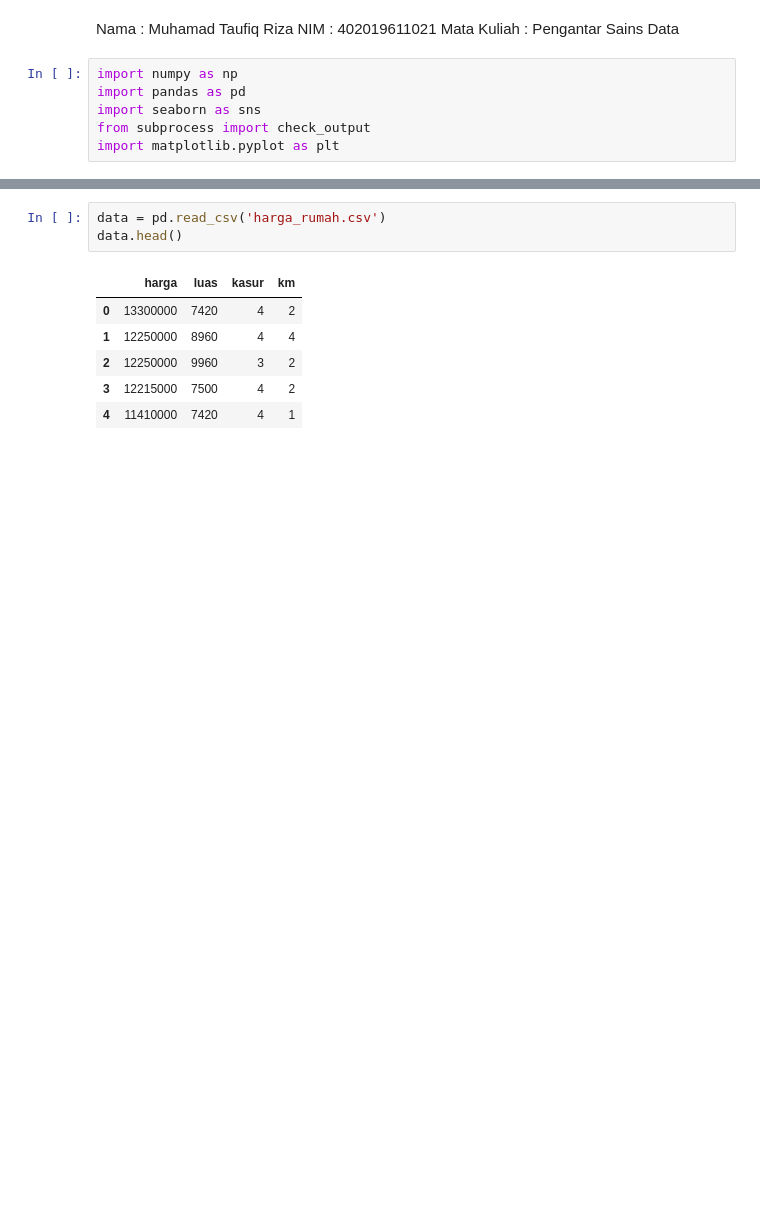
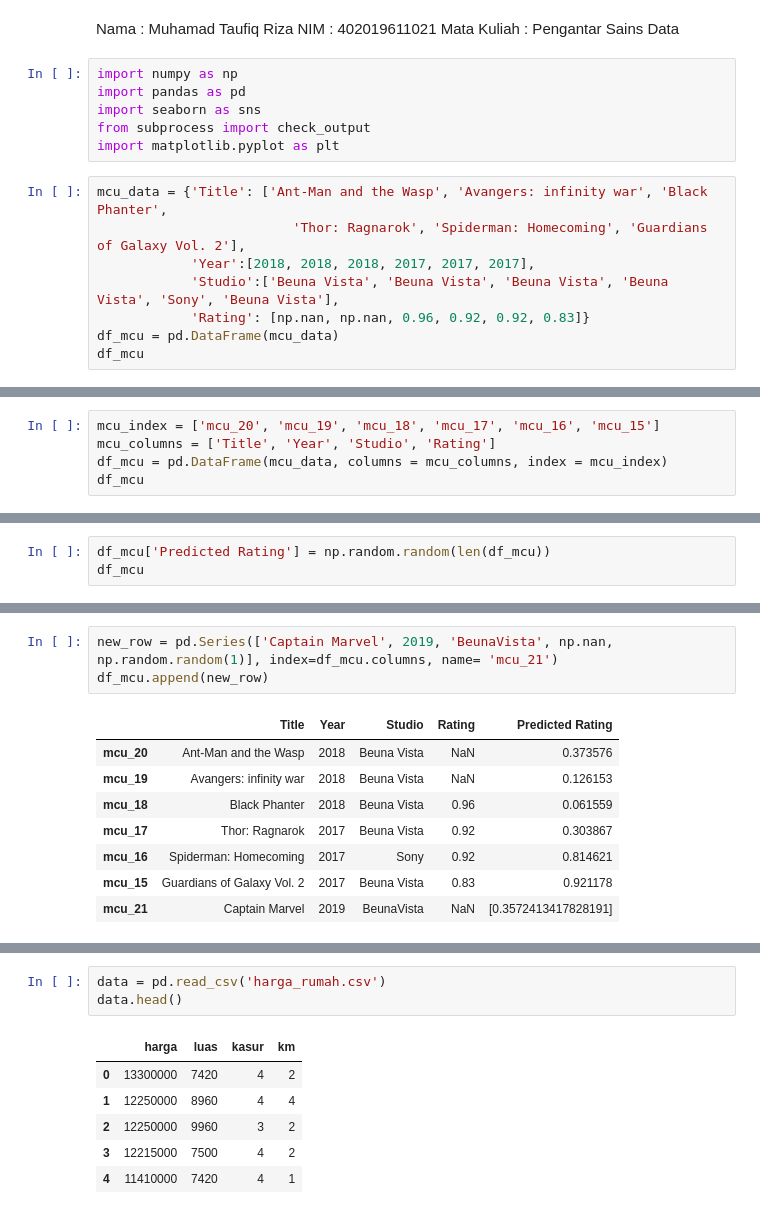
Before and after one commit to taufiqriza/Project-DataSains, a Jupyter notebook: Data Sains - Tugas Akhir.ipynb, the cells around one changed output, grey strips where cells are left out. Saved outputs shown, nothing was run; the diff lists cells and outputs as text; blank space fills up the shorter version.

```diff
--- a/Data Sains - Tugas Akhir.ipynb
+++ b/Data Sains - Tugas Akhir.ipynb
@@ -8,3 +8,11 @@ import pandas as pd
 import seaborn as sns
 from subprocess import check_output
 import matplotlib.pyplot as plt
+# %%
+mcu_data = {'Title': ['Ant-Man and the Wasp', 'Avangers: infinity war', 'Black Phanter',
+                         'Thor: Ragnarok', 'Spiderman: Homecoming', 'Guardians of Galaxy Vol. 2'],
+            'Year':[2018, 2018, 2018, 2017, 2017, 2017],
+            'Studio':['Beuna Vista', 'Beuna Vista', 'Beuna Vista', 'Beuna Vista', 'Sony', 'Beuna Vista'],
+            'Rating': [np.nan, np.nan, 0.96, 0.92, 0.92, 0.83]}
+df_mcu = pd.DataFrame(mcu_data)
+df_mcu
@@ -10,0 +27,5 @@ import matplotlib.pyplot as plt
+# %%
+mcu_index = ['mcu_20', 'mcu_19', 'mcu_18', 'mcu_17', 'mcu_16', 'mcu_15']
+mcu_columns = ['Title', 'Year', 'Studio', 'Rating']
+df_mcu = pd.DataFrame(mcu_data, columns = mcu_columns, index = mcu_index)
+df_mcu
@@ -10,0 +105,3 @@ import matplotlib.pyplot as plt
+# %%
+df_mcu['Predicted Rating'] = np.random.random(len(df_mcu))
+df_mcu
@@ -10,0 +116,12 @@ import matplotlib.pyplot as plt
+# %%
+new_row = pd.Series(['Captain Marvel', 2019, 'BeunaVista', np.nan, np.random.random(1)], index=df_mcu.columns, name= 'mcu_21')
+df_mcu.append(new_row)
+# %% [output]
+|  | Title | Year | Studio | Rating | Predicted Rating |
+| mcu_20 | Ant-Man and the Wasp | 2018 | Beuna Vista | NaN | 0.373576 |
+| mcu_19 | Avangers: infinity war | 2018 | Beuna Vista | NaN | 0.126153 |
+| mcu_18 | Black Phanter | 2018 | Beuna Vista | 0.96 | 0.061559 |
+| mcu_17 | Thor: Ragnarok | 2017 | Beuna Vista | 0.92 | 0.303867 |
+| mcu_16 | Spiderman: Homecoming | 2017 | Sony | 0.92 | 0.814621 |
+| mcu_15 | Guardians of Galaxy Vol. 2 | 2017 | Beuna Vista | 0.83 | 0.921178 |
+| mcu_21 | Captain Marvel | 2019 | BeunaVista | NaN | [0.3572413417828191] |
```
Also changed, not shown: parts of 25 cells of this notebook.
